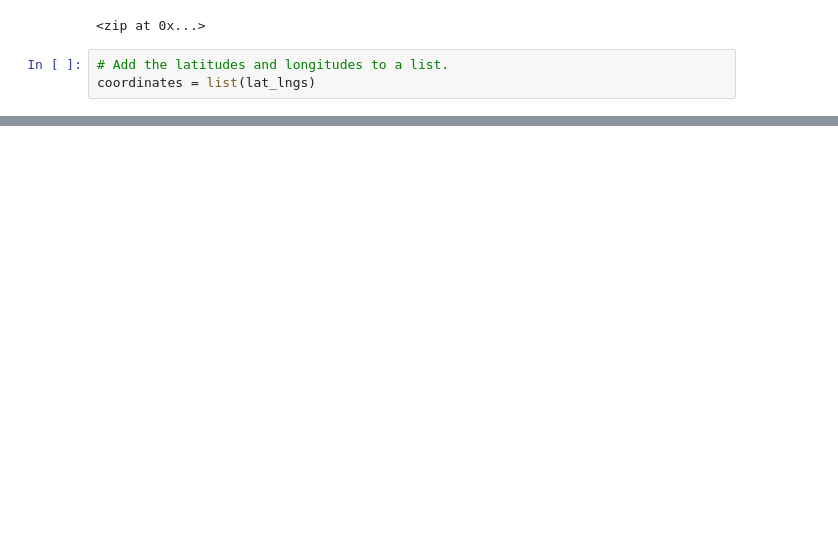
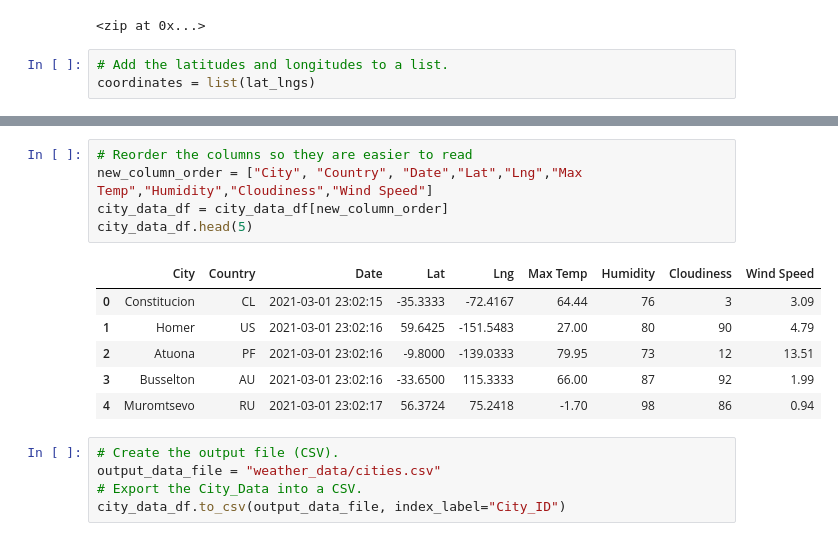
Before and after one commit to npvandyke/World_Weather_Analysis, a Jupyter notebook: WeatherPy.ipynb, the cells around one changed output, grey strips where cells are left out. Saved outputs shown, nothing was run; the diff lists cells and outputs as text; blank space fills up the shorter version.

```diff
--- a/WeatherPy.ipynb
+++ b/WeatherPy.ipynb
@@ -29,0 +139,17 @@ len(cities)
+# %%
+# Reorder the columns so they are easier to read
+new_column_order = ["City", "Country", "Date","Lat","Lng","Max Temp","Humidity","Cloudiness","Wind Speed"]
+city_data_df = city_data_df[new_column_order]
+city_data_df.head(5)
+# %% [output]
+|  | City | Country | Date | Lat | Lng | Max Temp | Humidity | Cloudiness | Wind Speed |
+| 0 | Constitucion | CL | 2021-03-01 23:02:15 | -35.3333 | -72.4167 | 64.44 | 76 | 3 | 3.09 |
+| 1 | Homer | US | 2021-03-01 23:02:16 | 59.6425 | -151.5483 | 27.00 | 80 | 90 | 4.79 |
+| 2 | Atuona | PF | 2021-03-01 23:02:16 | -9.8000 | -139.0333 | 79.95 | 73 | 12 | 13.51 |
+| 3 | Busselton | AU | 2021-03-01 23:02:16 | -33.6500 | 115.3333 | 66.00 | 87 | 92 | 1.99 |
+| 4 | Muromtsevo | RU | 2021-03-01 23:02:17 | 56.3724 | 75.2418 | -1.70 | 98 | 86 | 0.94 |
+# %%
+# Create the output file (CSV).
+output_data_file = "weather_data/cities.csv"
+# Export the City_Data into a CSV.
+city_data_df.to_csv(output_data_file, index_label="City_ID")
```
Also changed, not shown: parts of 7 cells of this notebook, 3 other files.
